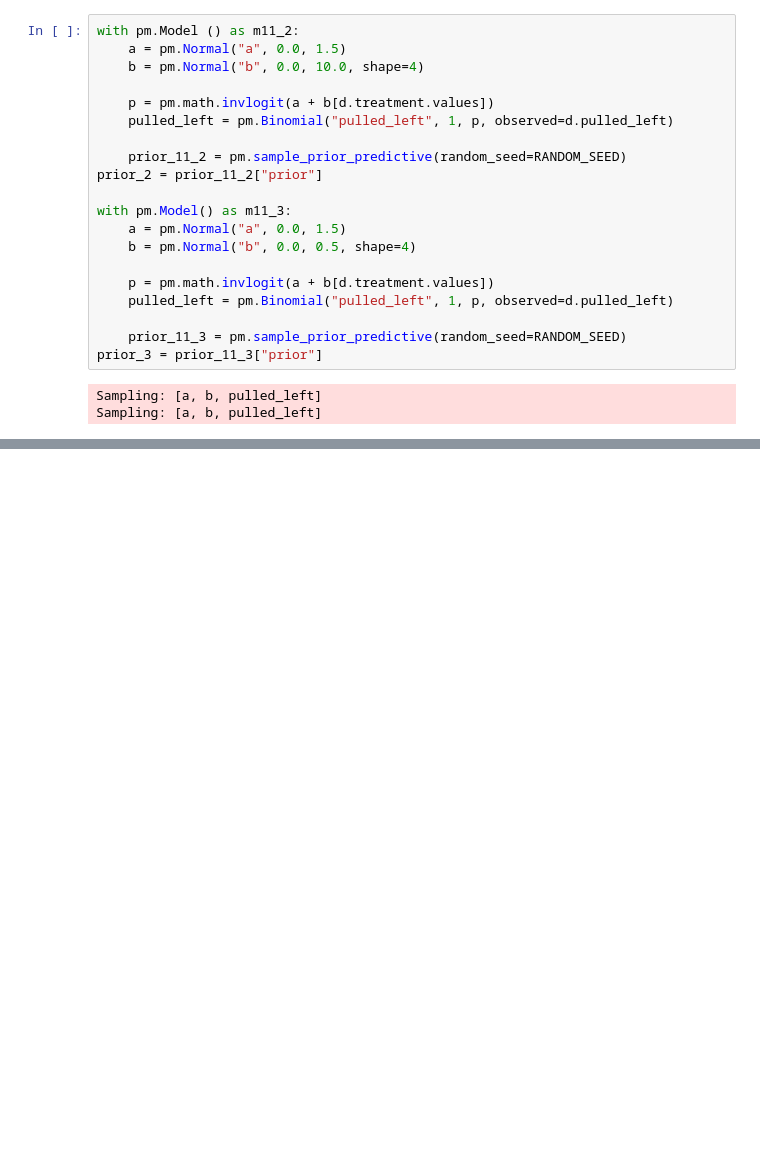
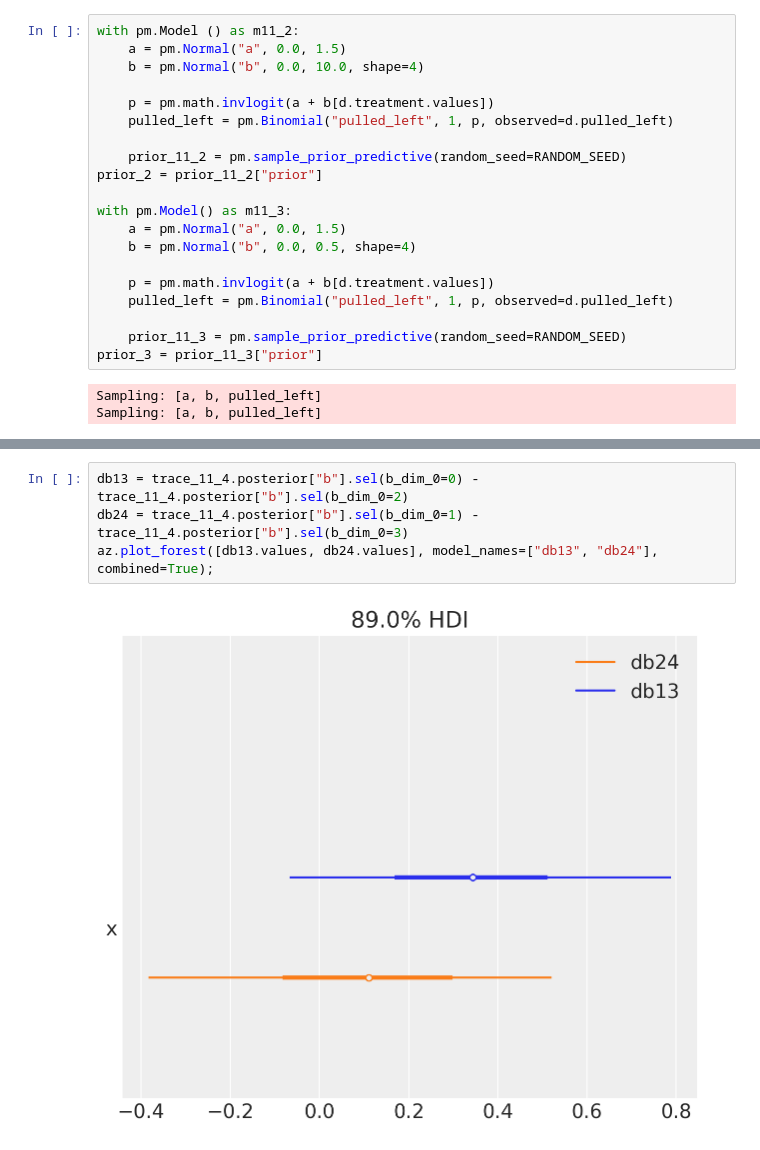
Before and after one commit to styuk/Bayes-Python, a Jupyter notebook: chapter11/chapter11.ipynb, the cells around one changed output, grey strips where cells are left out. Saved outputs shown, nothing was run; the diff lists cells and outputs as text; blank space fills up the shorter version.

```diff
--- a/chapter11/chapter11.ipynb
+++ b/chapter11/chapter11.ipynb
@@ -128,0 +242,6 @@ Sampling: [a, b, pulled_left]
+# %%
+db13 = trace_11_4.posterior["b"].sel(b_dim_0=0) - trace_11_4.posterior["b"].sel(b_dim_0=2)
+db24 = trace_11_4.posterior["b"].sel(b_dim_0=1) - trace_11_4.posterior["b"].sel(b_dim_0=3)
+az.plot_forest([db13.values, db24.values], model_names=["db13", "db24"], combined=True);
+# %% [output]
+[figure, added]
```
Also changed, not shown: parts of 12 cells of this notebook.
